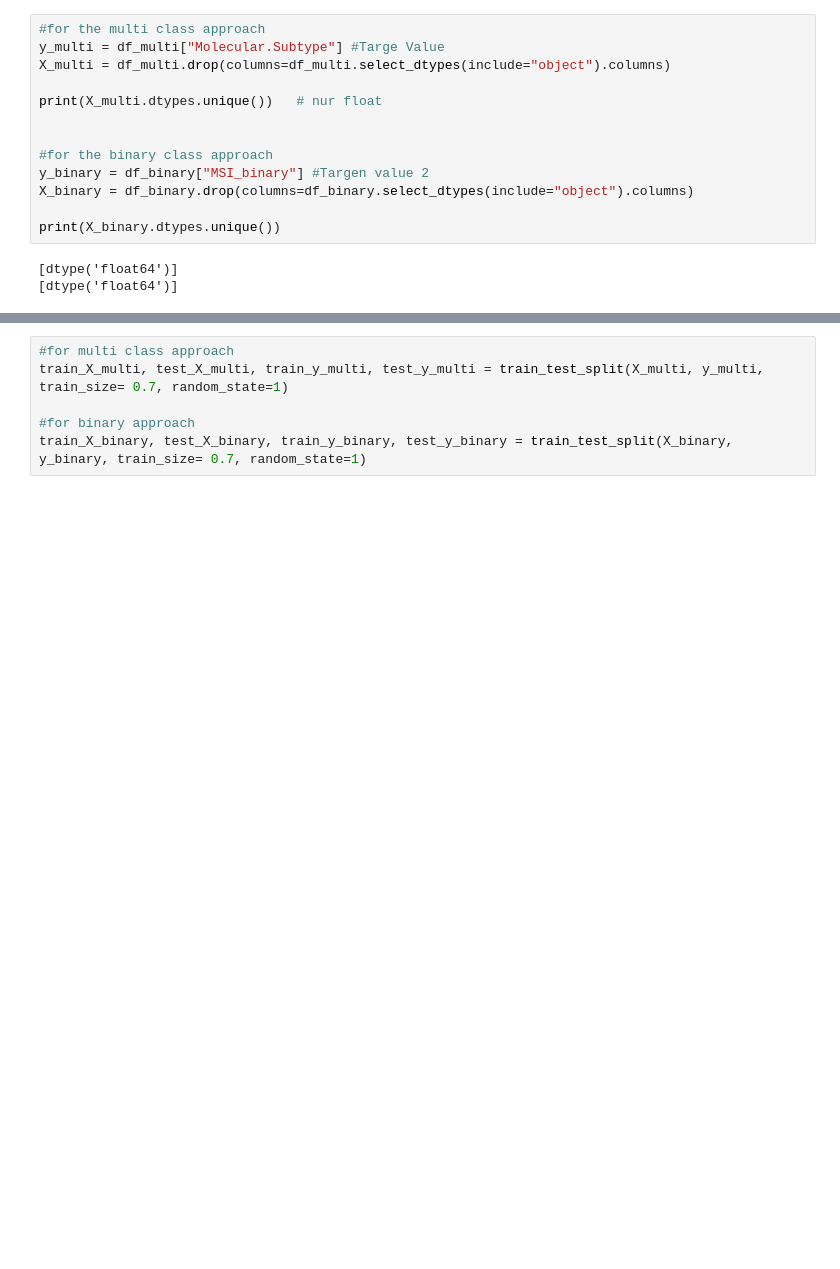
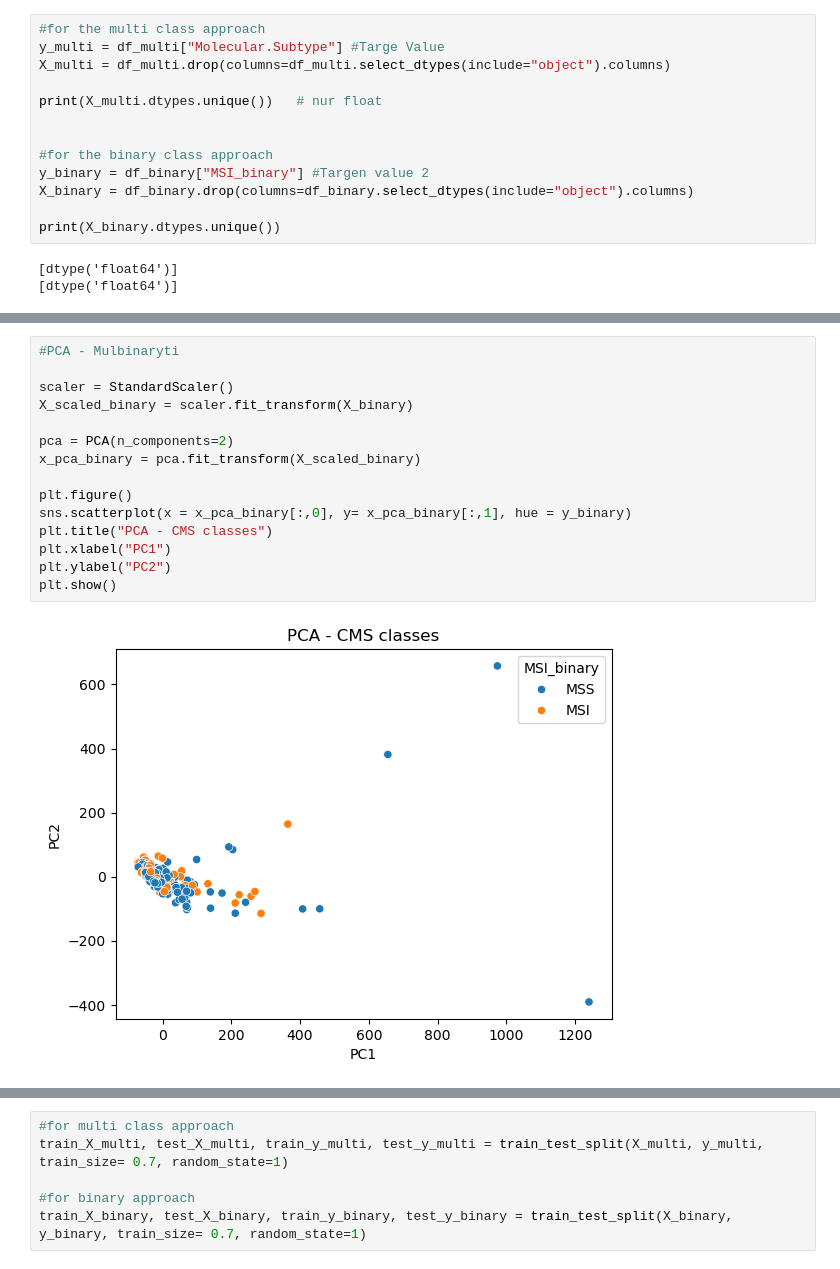
Before and after one commit to luludoaido/Dev_SAP, a Jupyter notebook: TM_1_RF_daSilvadoAido_Luana.ipynb, the cells around one changed output, grey strips where cells are left out. Drawn from its saved outputs; the diff is of its cells as text; blank space fills up the shorter version.

```diff
--- a/TM_1_RF_daSilvadoAido_Luana.ipynb
+++ b/TM_1_RF_daSilvadoAido_Luana.ipynb
@@ -153,0 +205,17 @@ print(X_binary.dtypes.unique())
+# %%
+#PCA - Mulbinaryti
+
+scaler = StandardScaler()
+X_scaled_binary = scaler.fit_transform(X_binary)
+
+pca = PCA(n_components=2)
+x_pca_binary = pca.fit_transform(X_scaled_binary)
+
+plt.figure()
+sns.scatterplot(x = x_pca_binary[:,0], y= x_pca_binary[:,1], hue = y_binary)
+plt.title("PCA - CMS classes")
+plt.xlabel("PC1")
+plt.ylabel("PC2")
+plt.show()
+# %% [output]
+[figure, added]
```
Also changed, not shown: parts of 36 cells of this notebook.
